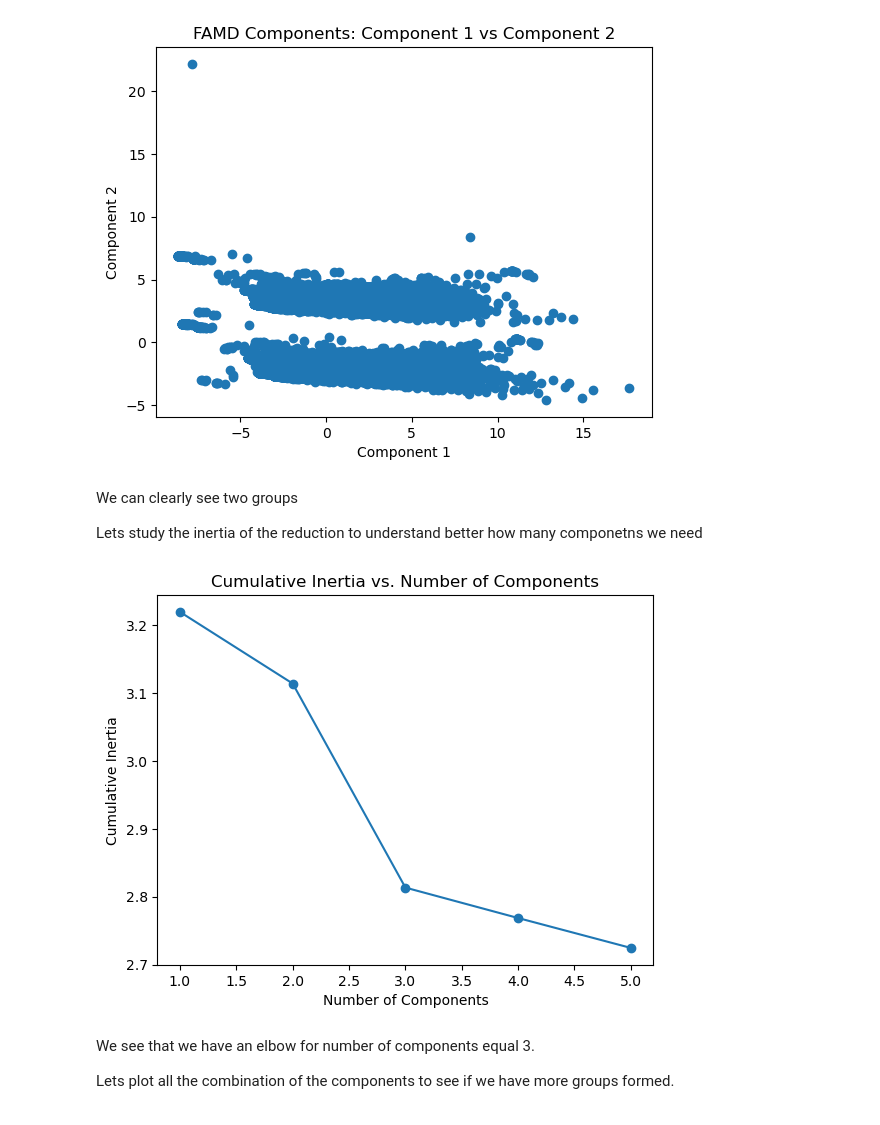
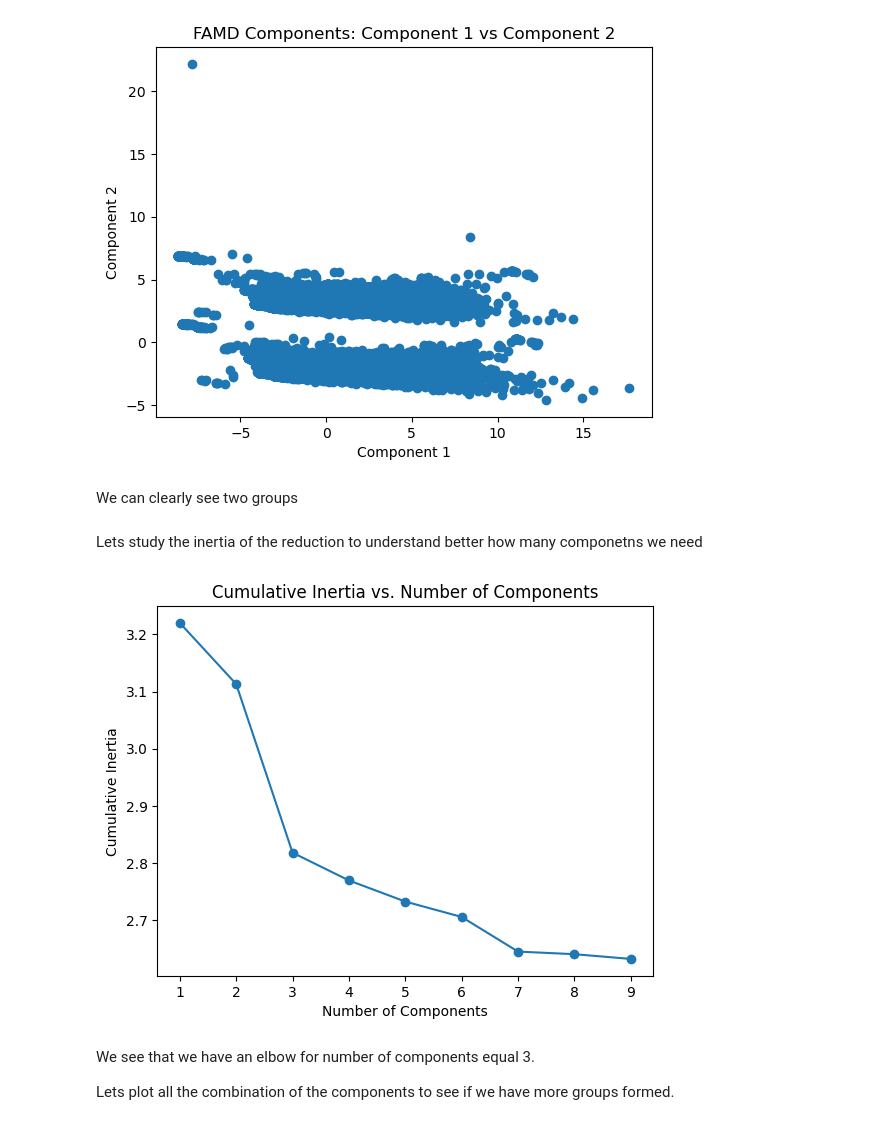
Before and after one commit to Marioiacobelli/ADM-HW4, a Jupyter notebook: main.ipynb, the cells around one changed output. Drawn from its saved outputs; the diff is of its cells as text; code cells hidden in the pictures.

```diff
--- a/main.ipynb
+++ b/main.ipynb
@@ -736,24 +764,29 @@ plt.ylabel('Component 2')
 plt.show()
 # %% [output]
 [figure]
+# %% [markdown]
+We can clearly see two groups
 # %% [markdown]
-We can clearly see two groups
-
 Lets study the inertia of the reduction to understand better how many componetns we need
 # %%
-famd = FAMD(n_components=5, n_iter=10,random_state=10)
+famd = FAMD(n_components=9, n_iter=10,random_state=10)
 famd_fit=famd.fit(df_famd)
 # %%
+import pandas as pd
+from prince import FAMD
+import matplotlib.pyplot as plt
+
+
 cumulative_inertia = famd_fit.percentage_of_variance_
 
-# Plotting the cumulative inertia
-plt.plot(range(1, 6), cumulative_inertia, marker='o')
+# We plotting the cumulative inertia
+plt.plot(range(1, 10), cumulative_inertia, marker='o')
 plt.xlabel('Number of Components')
 plt.ylabel('Cumulative Inertia')
 plt.title('Cumulative Inertia vs. Number of Components')
 plt.show()
 # %% [output]
-[figure, old version]
+[figure, new version]
 # %% [markdown]
 We see that we have an elbow for number of components equal 3.
 
```
Also changed, not shown: parts of 63 cells of this notebook.
